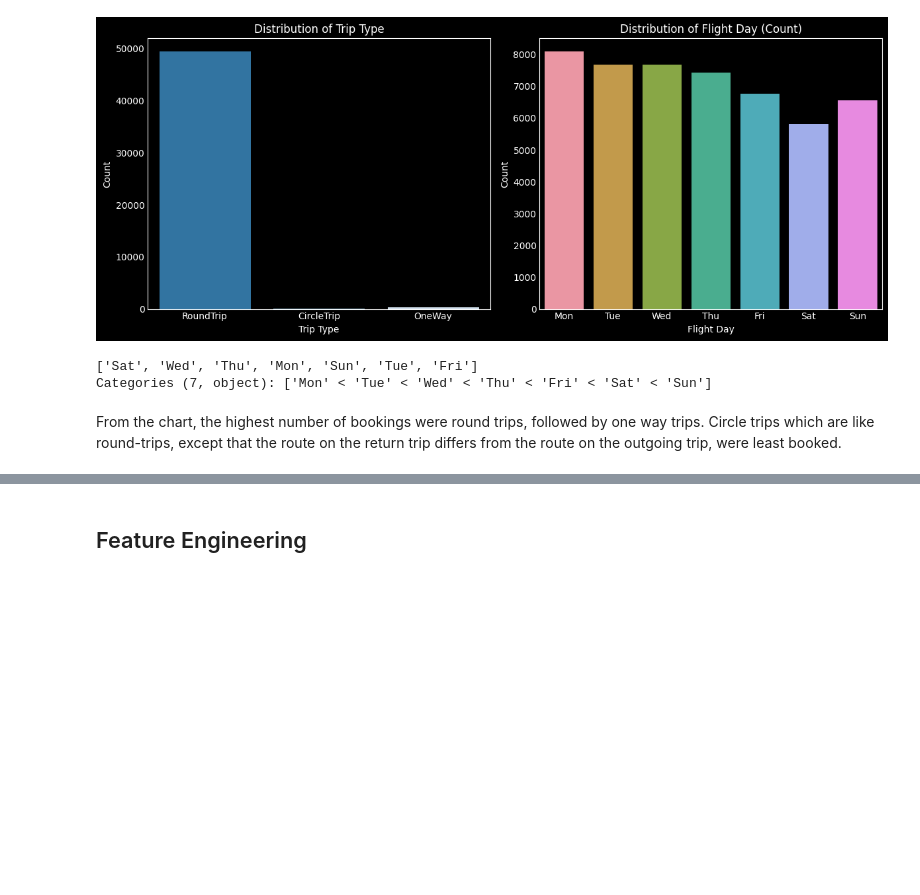
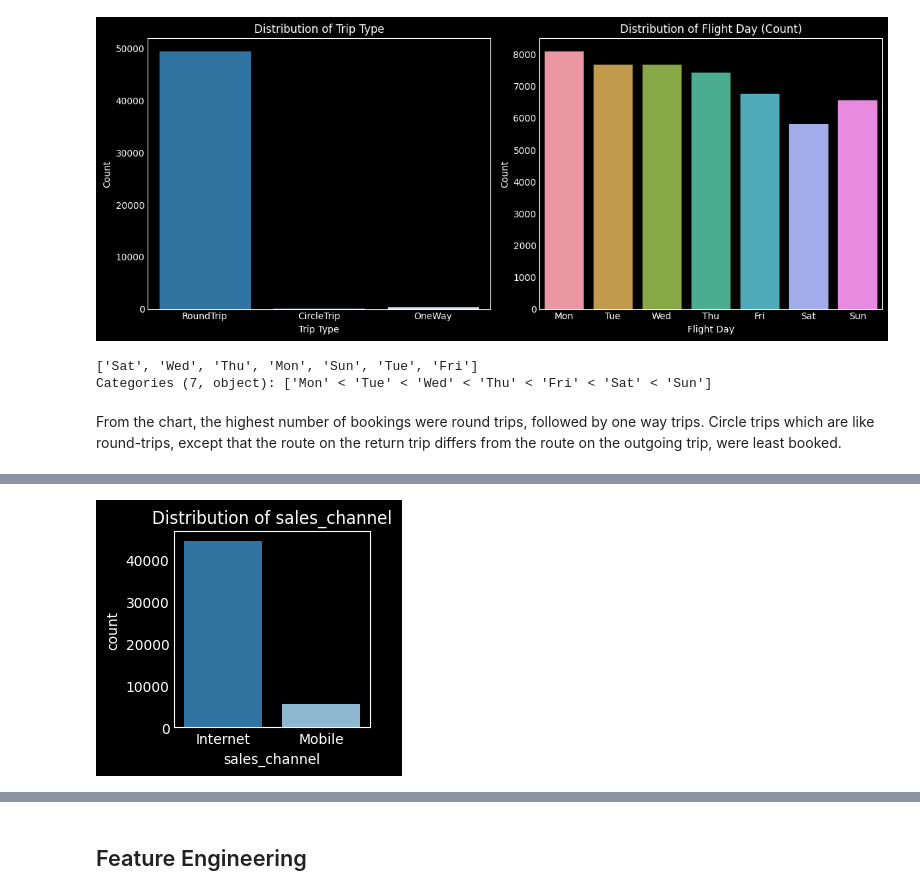
Before and after one commit to Perception-ui/fly_, a Jupyter notebook: notebook.ipynb, the cells around one changed output, grey strips where cells are left out. Drawn from its saved outputs; the diff is of its cells as text; code cells hidden in the pictures; blank space fills up the shorter version.

Commit message:
preprocessing final columns

```diff
--- a/notebook.ipynb
+++ b/notebook.ipynb
@@ -308,10 +317,12 @@ plt.show()
 # %%
 # Data Distribution - Categorical Variables
-categorical_columns = ['sales_channel', 'trip_type', 'flight_day', 'route', 'booking_origin']
+categorical_columns = ['sales_channel']
 for column in categorical_columns:
     sns.countplot(x=column, data=df)
     plt.title(f'Distribution of {column}')
     plt.show()
+# %% [output]
+[figure, added]
 # %%
 # Explore Relationships - Example: Sales Channel vs. Booking Complete
 sns.countplot(x='sales_channel', hue='booking_complete', data=df)
```
Also changed, not shown: parts of 54 cells of this notebook.
